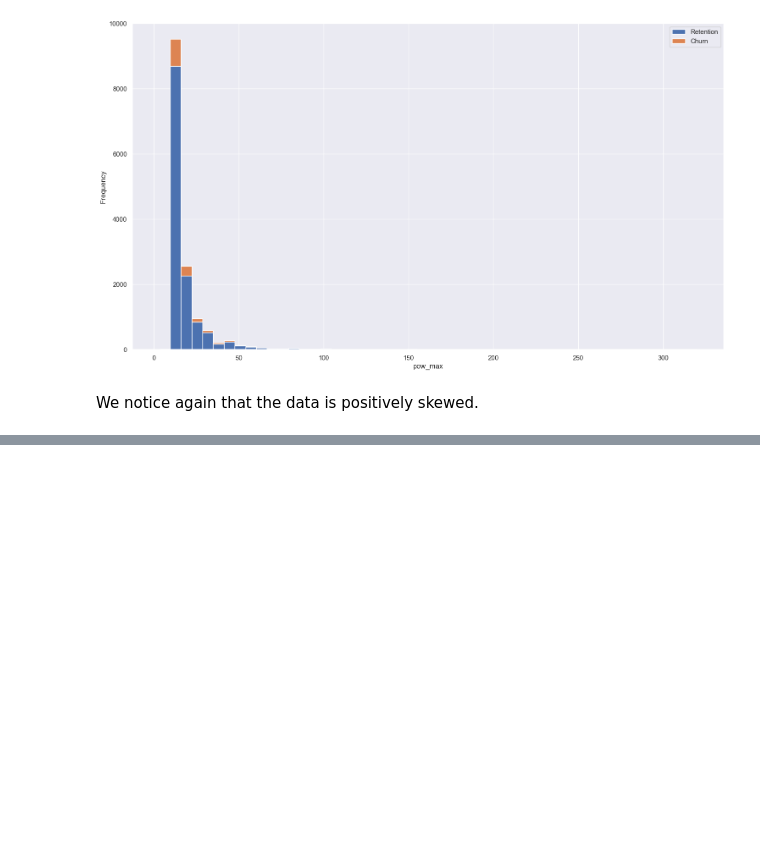
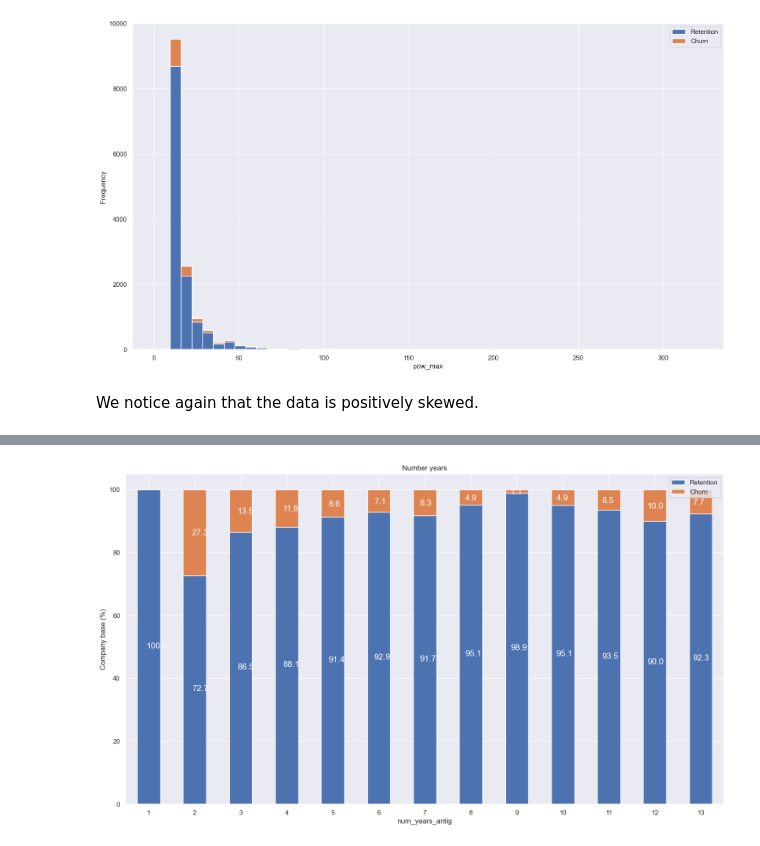
Before and after one commit to DivyaKrishnaA/BCG-X-DataScience-Sim, a Jupyter notebook: Task 2 - eda_starter.ipynb, the cells around one changed output, grey strips where cells are left out. Cells and saved outputs as stored; diff of their text form; code cells hidden in the pictures; blank space fills up the shorter version.

```diff
--- a/Task 2 - eda_starter.ipynb
+++ b/Task 2 - eda_starter.ipynb
@@ -332,0 +343,6 @@ We notice again that the data is positively skewed.
+# %%
+years_antig = others.groupby([others["num_years_antig"],others["churn"]])["id"].count().unstack(level=1)
+years_antig_percentage = (years_antig.div(years_antig.sum(axis=1), axis=0)*100)
+plot_stacked_bars(years_antig_percentage, "Number years")
+# %% [output]
+[figure, added]
```
Also changed, not shown: parts of 4 cells of this notebook.
